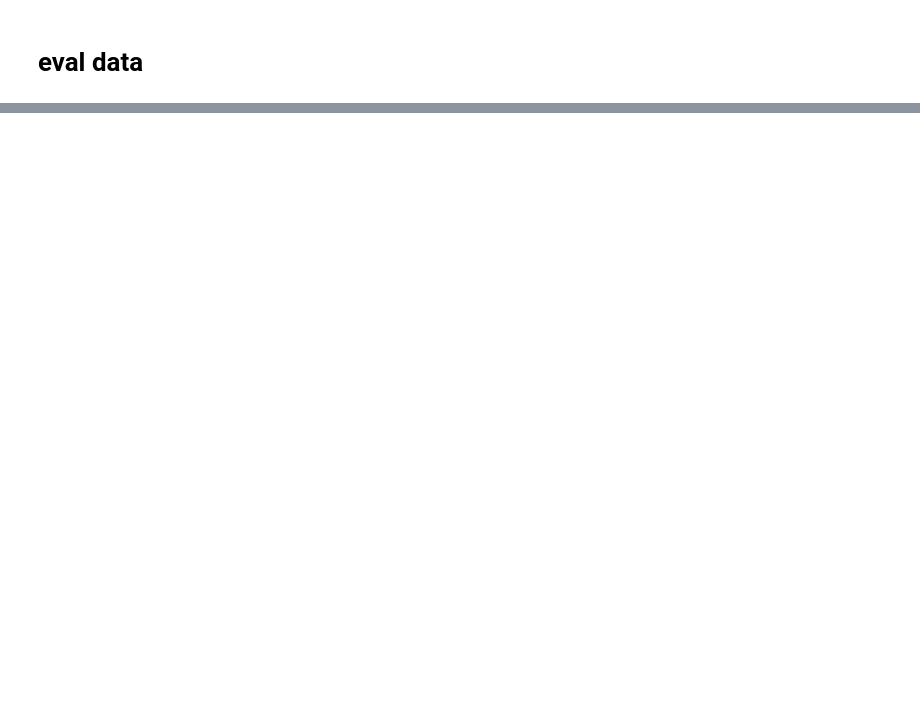
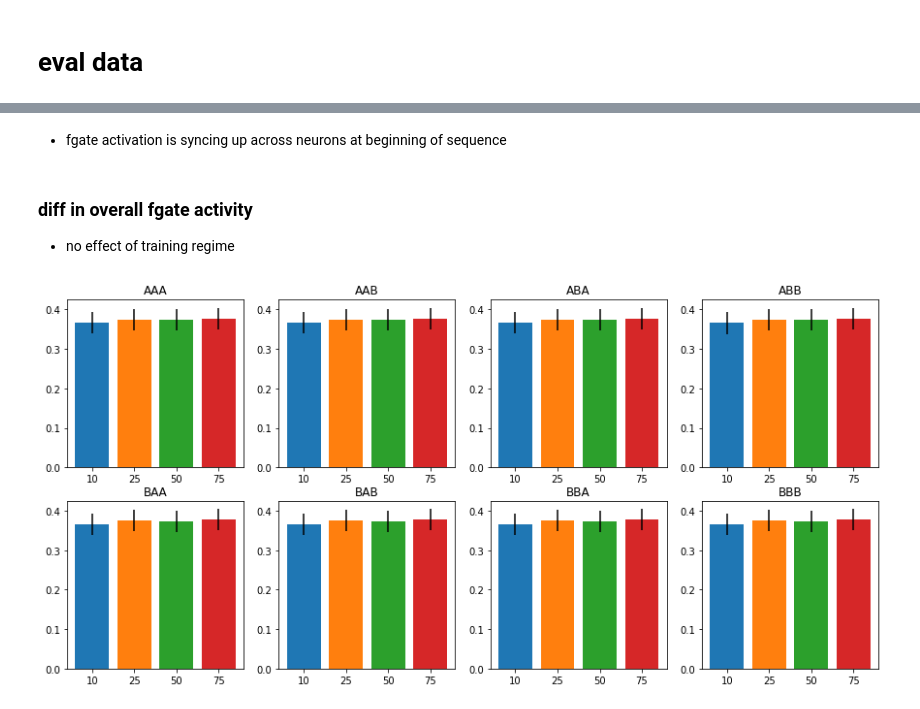
Before and after one commit to andrebeu/cswNets, a Jupyter notebook: cswNets.ipynb, the cells around one changed output, grey strips where cells are left out. Saved outputs shown, nothing was run; the diff lists cells and outputs as text; code cells hidden in the pictures; blank space fills up the shorter version.

```diff
--- a/cswNets.ipynb
+++ b/cswNets.ipynb
@@ -213,9 +95,0 @@ for ax in axarr:
-# %%
-
-fgate_dataD = {}
-
-for seq in ['BBA','BAA','AAB','ABB','ABA','BAB']:
-  Xeval,Yeval = CSWMLTask(1).get_Xeval2(seq)
-  evalstep_data = trainer.eval_step(Xeval,Yeval)
-  sum_fgate = np.sum(evalstep_data['fgate'][0],1)
-  fgate_dataD[seq] = sum_fgate
@@ -429,0 +160,18 @@ plt.savefig('figures/fgate/'+title)
+# %% [markdown]
+- fgate activation is syncing up across neurons at beginning of sequence
+# %% [markdown]
+### diff in overall fgate activity
+- no effect of training regime
+# %%
+fig,axarr = plt.subplots(2,4,figsize=(15,7)); axarr=axarr.reshape(-1)
+for ax,seq in zip(axarr,seqL):
+  for idx,shiftpr in enumerate([10,25,50,75]):
+    fgate_arr = evalD[shiftpr][seq]['fgate']
+    M = fgate_arr.mean()
+    S = fgate_arr.std() / np.sqrt(len(fgate_arr))
+    ax.bar(idx,M,yerr=S)
+  ax.set_title(seq)
+  ax.set_xticklabels([0,10,25,50,75])
+# plt.savefig('figures/mean_fgate_activation')
+# %% [output]
+[figure, added]
```
Also changed, not shown: parts of 49 cells of this notebook, 1 other file.
